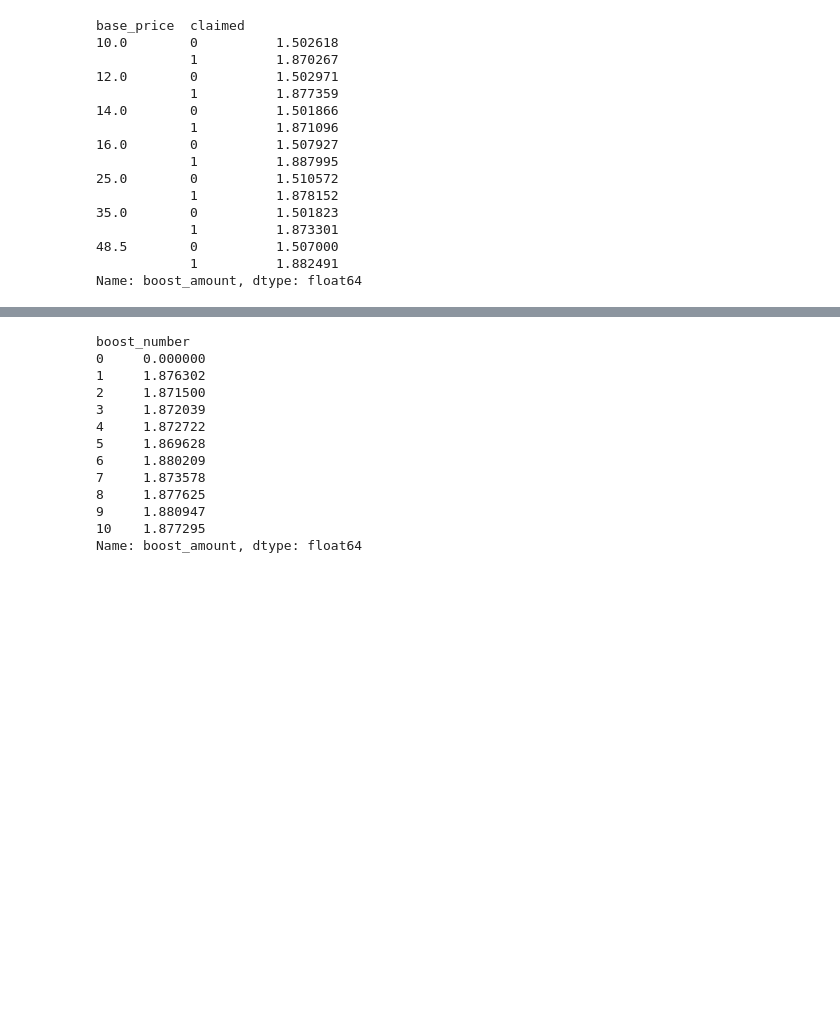
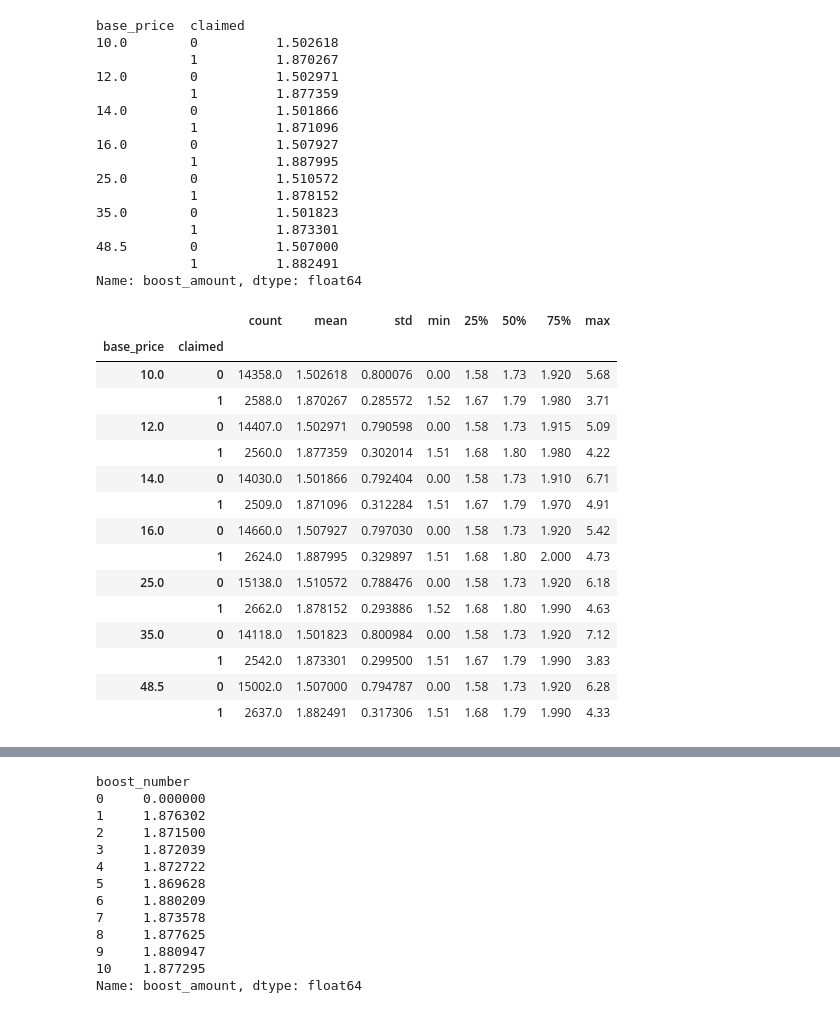
Before and after one commit to jikaasik/hsd_technical_assessment, a Jupyter notebook: notebooks/01_exploratory_analysis.ipynb, the cells around one changed output, grey strips where cells are left out. Saved outputs shown, nothing was run; the diff lists cells and outputs as text; code cells hidden in the pictures; blank space fills up the shorter version.

Commit message:
Added 2 tables to eda notebook

```diff
--- a/notebooks/01_exploratory_analysis.ipynb
+++ b/notebooks/01_exploratory_analysis.ipynb
@@ -134,3 +134,22 @@ base_price  claimed
 48.5        0          1.507000
             1          1.882491
 Name: boost_amount, dtype: float64
+# %%
+df.groupby(["base_price", "claimed"]).boost_amount.describe()
+# %% [output]
+|  |  | count | mean | std | min | 25% | 50% | 75% | max |
+| base_price | claimed |  |  |  |  |  |  |  |  |
+| 10.0 | 0 | 14358.0 | 1.502618 | 0.800076 | 0.00 | 1.58 | 1.73 | 1.920 | 5.68 |
+|  | 1 | 2588.0 | 1.870267 | 0.285572 | 1.52 | 1.67 | 1.79 | 1.980 | 3.71 |
+| 12.0 | 0 | 14407.0 | 1.502971 | 0.790598 | 0.00 | 1.58 | 1.73 | 1.915 | 5.09 |
+|  | 1 | 2560.0 | 1.877359 | 0.302014 | 1.51 | 1.68 | 1.80 | 1.980 | 4.22 |
+| 14.0 | 0 | 14030.0 | 1.501866 | 0.792404 | 0.00 | 1.58 | 1.73 | 1.910 | 6.71 |
+|  | 1 | 2509.0 | 1.871096 | 0.312284 | 1.51 | 1.67 | 1.79 | 1.970 | 4.91 |
+| 16.0 | 0 | 14660.0 | 1.507927 | 0.797030 | 0.00 | 1.58 | 1.73 | 1.920 | 5.42 |
+|  | 1 | 2624.0 | 1.887995 | 0.329897 | 1.51 | 1.68 | 1.80 | 2.000 | 4.73 |
+| 25.0 | 0 | 15138.0 | 1.510572 | 0.788476 | 0.00 | 1.58 | 1.73 | 1.920 | 6.18 |
+|  | 1 | 2662.0 | 1.878152 | 0.293886 | 1.52 | 1.68 | 1.80 | 1.990 | 4.63 |
+| 35.0 | 0 | 14118.0 | 1.501823 | 0.800984 | 0.00 | 1.58 | 1.73 | 1.920 | 7.12 |
+|  | 1 | 2542.0 | 1.873301 | 0.299500 | 1.51 | 1.67 | 1.79 | 1.990 | 3.83 |
+| 48.5 | 0 | 15002.0 | 1.507000 | 0.794787 | 0.00 | 1.58 | 1.73 | 1.920 | 6.28 |
+|  | 1 | 2637.0 | 1.882491 | 0.317306 | 1.51 | 1.68 | 1.79 | 1.990 | 4.33 |
```
Also changed, not shown: parts of 1 cell of this notebook.
